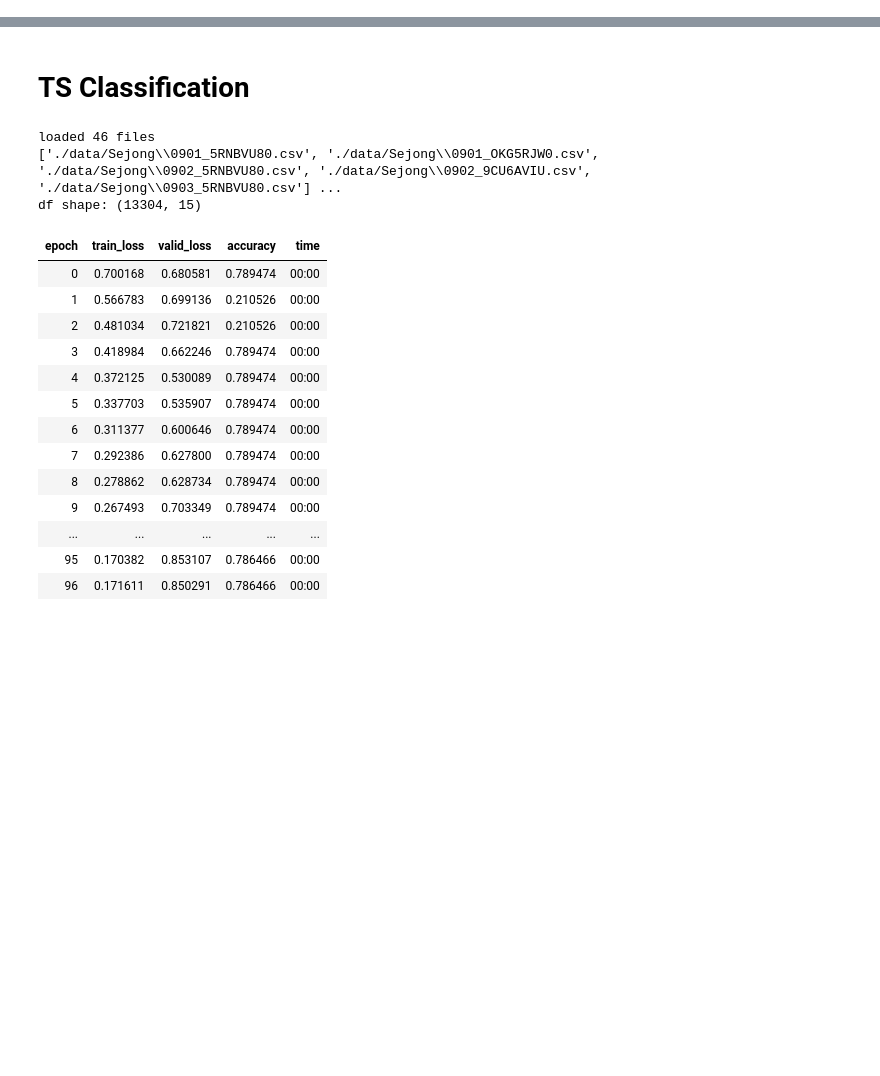
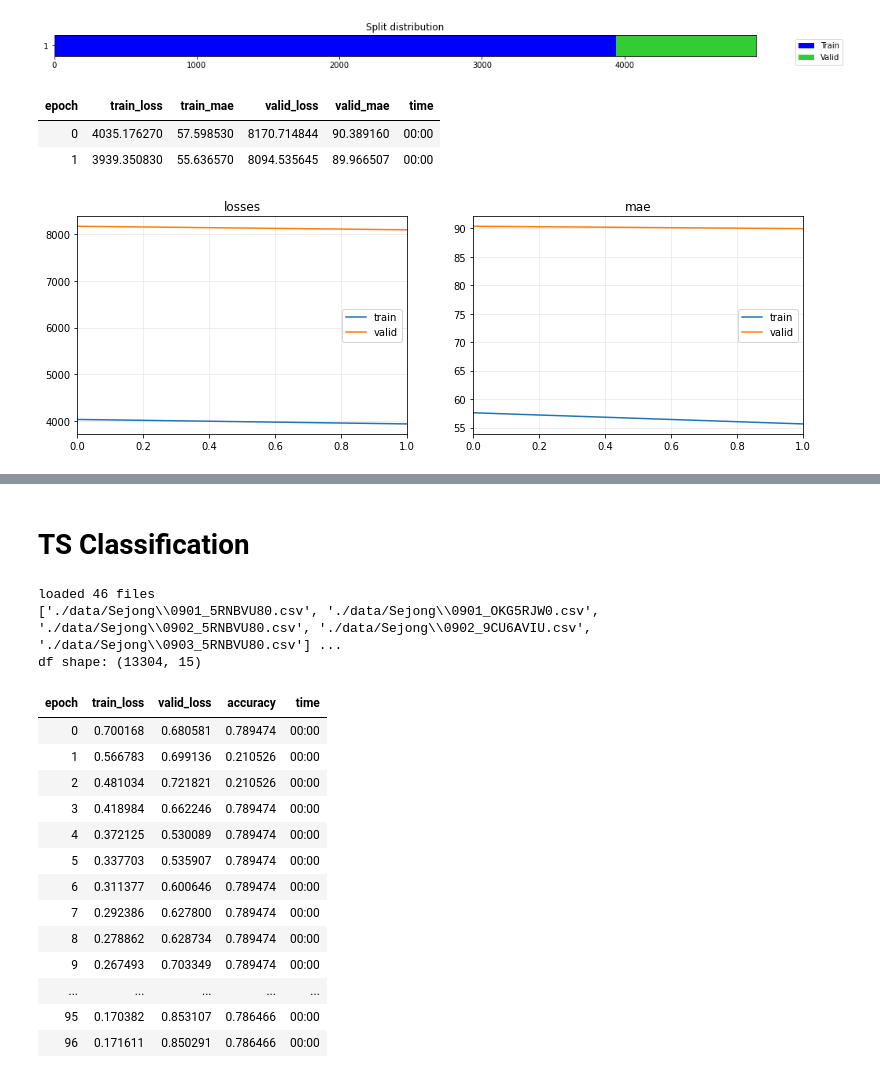
Before and after one commit to aivill-project/v2x_ts, a Jupyter notebook: V2X_process.ipynb, the cells around one changed output, grey strips where cells are left out. Cells and saved outputs as stored; diff of their text form; code cells hidden in the pictures; blank space fills up the shorter version.

```diff
--- a/V2X_process.ipynb
+++ b/V2X_process.ipynb
@@ -206,2 +280,10 @@ multivariate_classification2(X_all, y_all, splits, model=MLSTM_FCNPlus, lr = 1e-
+# %%
+multivariate_forecasting(X_all, y_all, splits, epochs=2, model=LSTM, lr = 1e-3, lr_find=False)
+# %% [output]
+[figure, added]
+| epoch | train_loss | train_mae | valid_loss | valid_mae | time |
+| 0 | 4035.176270 | 57.598530 | 8170.714844 | 90.389160 | 00:00 |
+| 1 | 3939.350830 | 55.636570 | 8094.535645 | 89.966507 | 00:00 |
+[figure, added]
 # %%
 # learn_model(X, y, splits, LSTM_FCNPlus, epochs)
```
Also changed, not shown: parts of 12 cells of this notebook, 1 other file.
